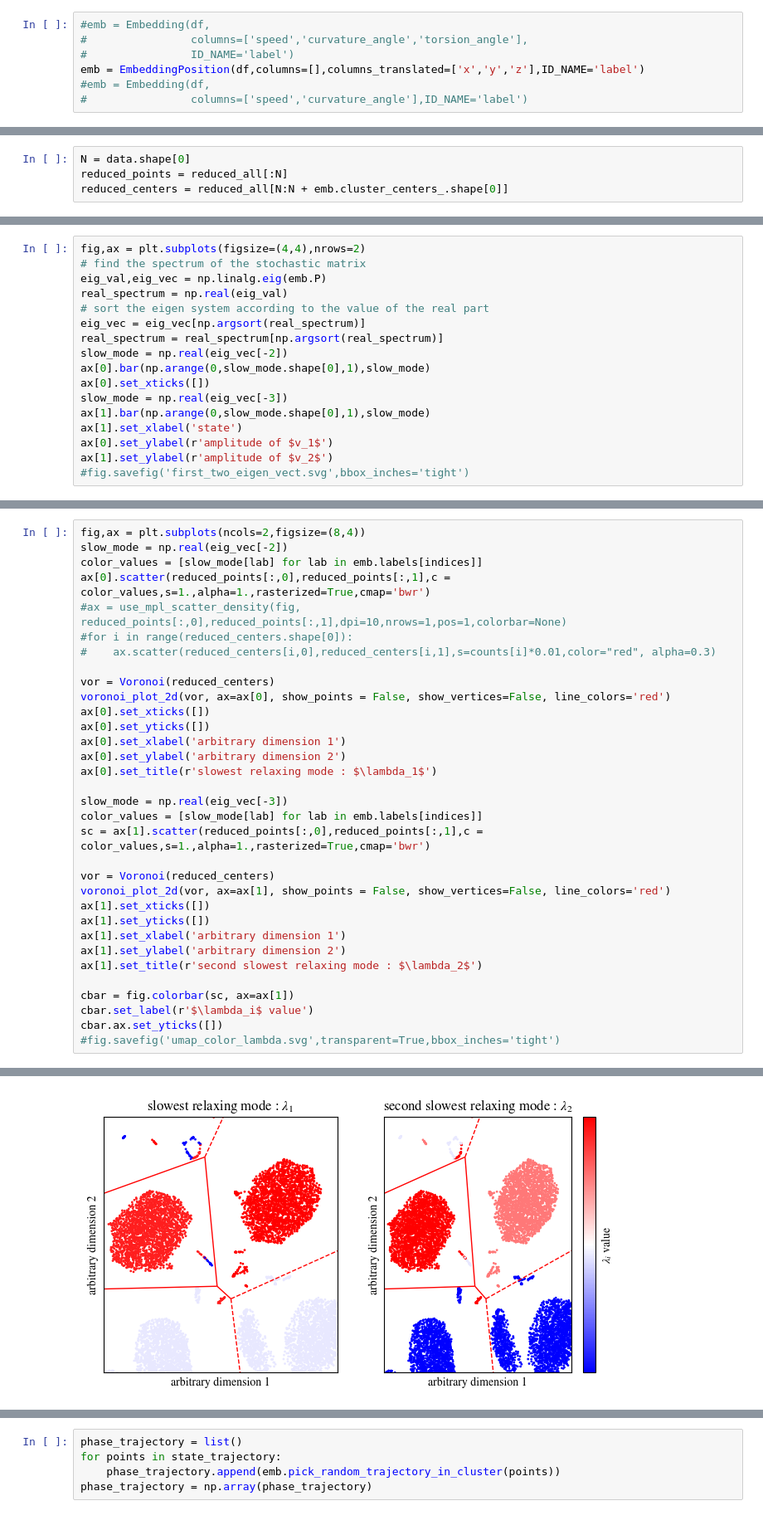
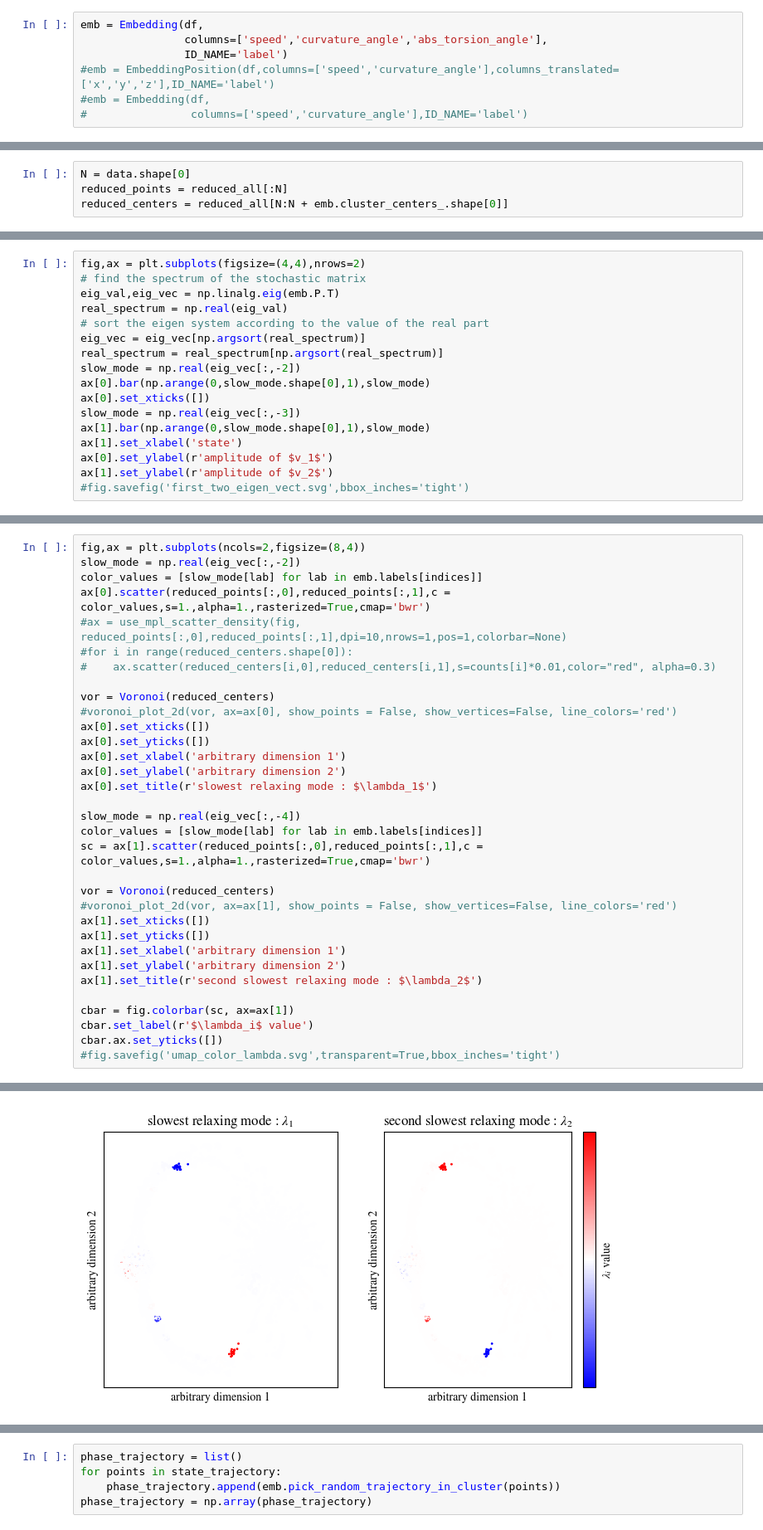
Before and after one commit to HugoLeRoy94/ClusterAnalysis, a Jupyter notebook: unit_test/test_embedding_toy_model.ipynb, the cells around one changed output, grey strips where cells are left out. Shown: that part at 83% size. Drawn from its saved outputs; the diff is of its cells as text.

```diff
--- a/unit_test/test_embedding_toy_model.ipynb
+++ b/unit_test/test_embedding_toy_model.ipynb
@@ -55,8 +57,8 @@ ax2.set_yticks([-3,0,3])
 # %%
-#emb = Embedding(df,
-#                columns=['speed','curvature_angle','torsion_angle'],
-#                ID_NAME='label')
-emb = EmbeddingPosition(df,columns=[],columns_translated=['x','y','z'],ID_NAME='label')
+emb = Embedding(df,
+                columns=['speed','curvature_angle','abs_torsion_angle'],
+                ID_NAME='label')
+#emb = EmbeddingPosition(df,columns=['speed','curvature_angle'],columns_translated=['x','y','z'],ID_NAME='label')
 #emb = Embedding(df,
 #                columns=['speed','curvature_angle'],ID_NAME='label')
 # %%
@@ -147,15 +199,15 @@ plt.tight_layout()
 # %%
 fig,ax = plt.subplots(figsize=(4,4),nrows=2)
 # find the spectrum of the stochastic matrix
-eig_val,eig_vec = np.linalg.eig(emb.P)
+eig_val,eig_vec = np.linalg.eig(emb.P.T)
 real_spectrum = np.real(eig_val)
 # sort the eigen system according to the value of the real part
 eig_vec = eig_vec[np.argsort(real_spectrum)]
 real_spectrum = real_spectrum[np.argsort(real_spectrum)]
-slow_mode = np.real(eig_vec[-2])
+slow_mode = np.real(eig_vec[:,-2])
 ax[0].bar(np.arange(0,slow_mode.shape[0],1),slow_mode)
 ax[0].set_xticks([])
-slow_mode = np.real(eig_vec[-3])
+slow_mode = np.real(eig_vec[:,-3])
 ax[1].bar(np.arange(0,slow_mode.shape[0],1),slow_mode)
 ax[1].set_xlabel('state')
 ax[0].set_ylabel(r'amplitude of $v_1$')
@@ -167,37 +219,37 @@ Text(0, 0.5, 'amplitude of $v_2$')
 # %%
 fig,ax = plt.subplots(ncols=2,figsize=(8,4))
-slow_mode = np.real(eig_vec[-2])
+slow_mode = np.real(eig_vec[:,-2])
 color_values = [slow_mode[lab] for lab in emb.labels[indices]]
 ax[0].scatter(reduced_points[:,0],reduced_points[:,1],c = color_values,s=1.,alpha=1.,rasterized=True,cmap='bwr')
 #ax = use_mpl_scatter_density(fig, reduced_points[:,0],reduced_points[:,1],dpi=10,nrows=1,pos=1,colorbar=None)
 #for i in range(reduced_centers.shape[0]):
 #    ax.scatter(reduced_centers[i,0],reduced_centers[i,1],s=counts[i]*0.01,color="red", alpha=0.3)
 
 vor = Voronoi(reduced_centers)
-voronoi_plot_2d(vor, ax=ax[0], show_points = False, show_vertices=False, line_colors='red')
+#voronoi_plot_2d(vor, ax=ax[0], show_points = False, show_vertices=False, line_colors='red')
 ax[0].set_xticks([])
 ax[0].set_yticks([])
 ax[0].set_xlabel('arbitrary dimension 1')
 ax[0].set_ylabel('arbitrary dimension 2')
 ax[0].set_title(r'slowest relaxing mode : $\lambda_1$')
 
-slow_mode = np.real(eig_vec[-3])
+slow_mode = np.real(eig_vec[:,-4])
 color_values = [slow_mode[lab] for lab in emb.labels[indices]]
 sc = ax[1].scatter(reduced_points[:,0],reduced_points[:,1],c = color_values,s=1.,alpha=1.,rasterized=True,cmap='bwr')
 
 vor = Voronoi(reduced_centers)
-voronoi_plot_2d(vor, ax=ax[1], show_points = False, show_vertices=False, line_colors='red')
+#voronoi_plot_2d(vor, ax=ax[1], show_points = False, show_vertices=False, line_colors='red')
 ax[1].set_xticks([])
 ax[1].set_yticks([])
 ax[1].set_xlabel('arbitrary dimension 1')
 ax[1].set_ylabel('arbitrary dimension 2')
 ax[1].set_title(r'second slowest relaxing mode : $\lambda_2$')
 
 cbar = fig.colorbar(sc, ax=ax[1])
 cbar.set_label(r'$\lambda_i$ value')
 cbar.ax.set_yticks([])
 #fig.savefig('umap_color_lambda.svg',transparent=True,bbox_inches='tight')
 # %% [output]
 []
-[figure, old version]
+[figure, new version]
 # %%
```
Also changed, not shown: parts of 16 cells of this notebook, 7 other files.
